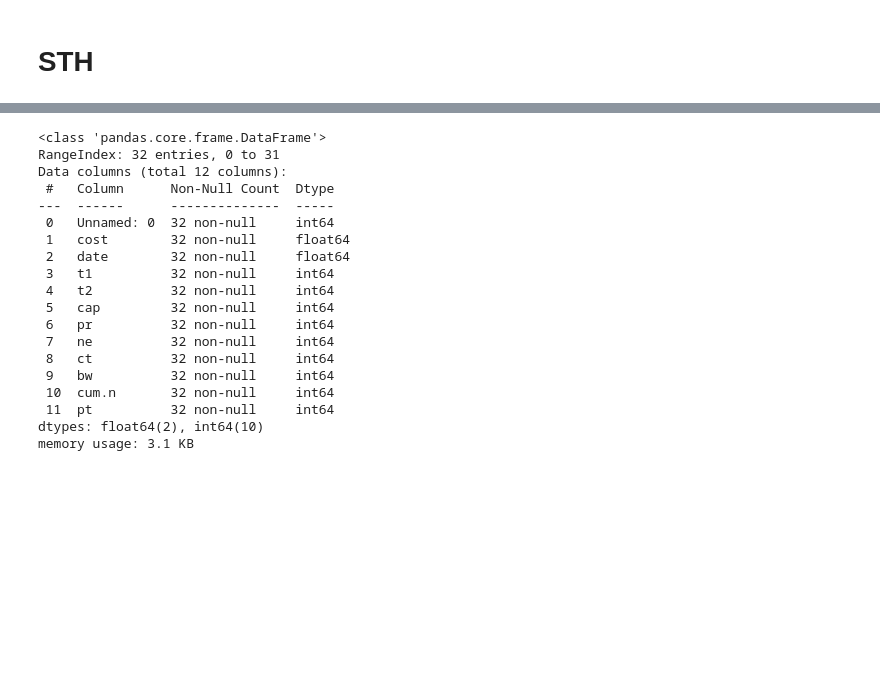
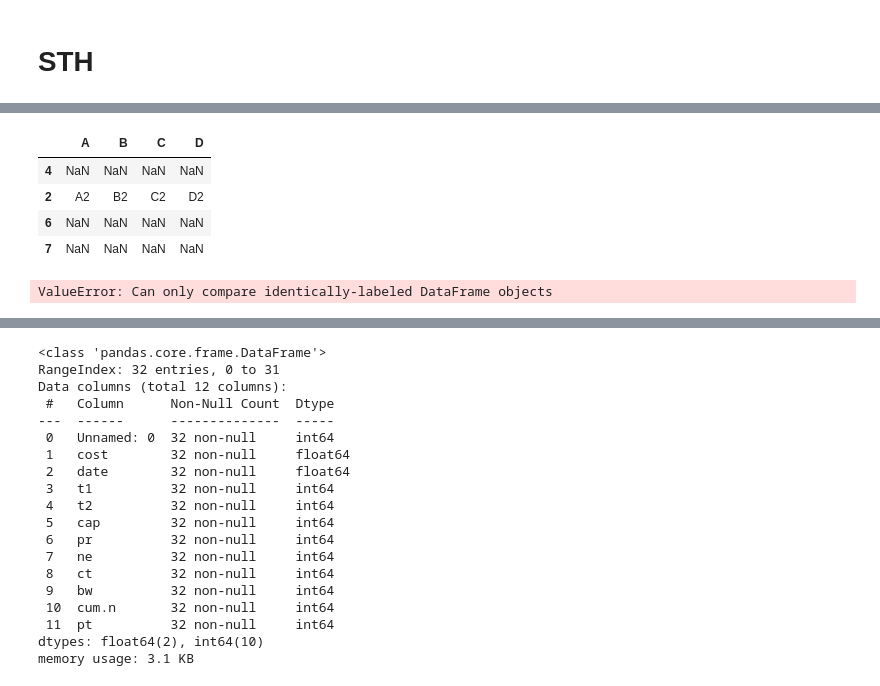
Before and after one commit to hrstnikolov/2022-data-science, a Jupyter notebook: Untitled.ipynb, the cells around one changed output, grey strips where cells are left out. Saved outputs shown, nothing was run; the diff lists cells and outputs as text; code cells hidden in the pictures; blank space fills up the shorter version.

```diff
--- a/Untitled.ipynb
+++ b/Untitled.ipynb
@@ -10,0 +87,13 @@ import requests
+# %%
+df1 = df1.reindex(df2.index)
+df1
+# %% [output]
+|  | A | B | C | D |
+| 4 | NaN | NaN | NaN | NaN |
+| 2 | A2 | B2 | C2 | D2 |
+| 6 | NaN | NaN | NaN | NaN |
+| 7 | NaN | NaN | NaN | NaN |
+# %%
+df01.compare(df02, keep_shape=True)
+# %% [output]
+ValueError: Can only compare identically-labeled DataFrame objects
```
Also changed, not shown: parts of 11 cells of this notebook, 11 other files.
